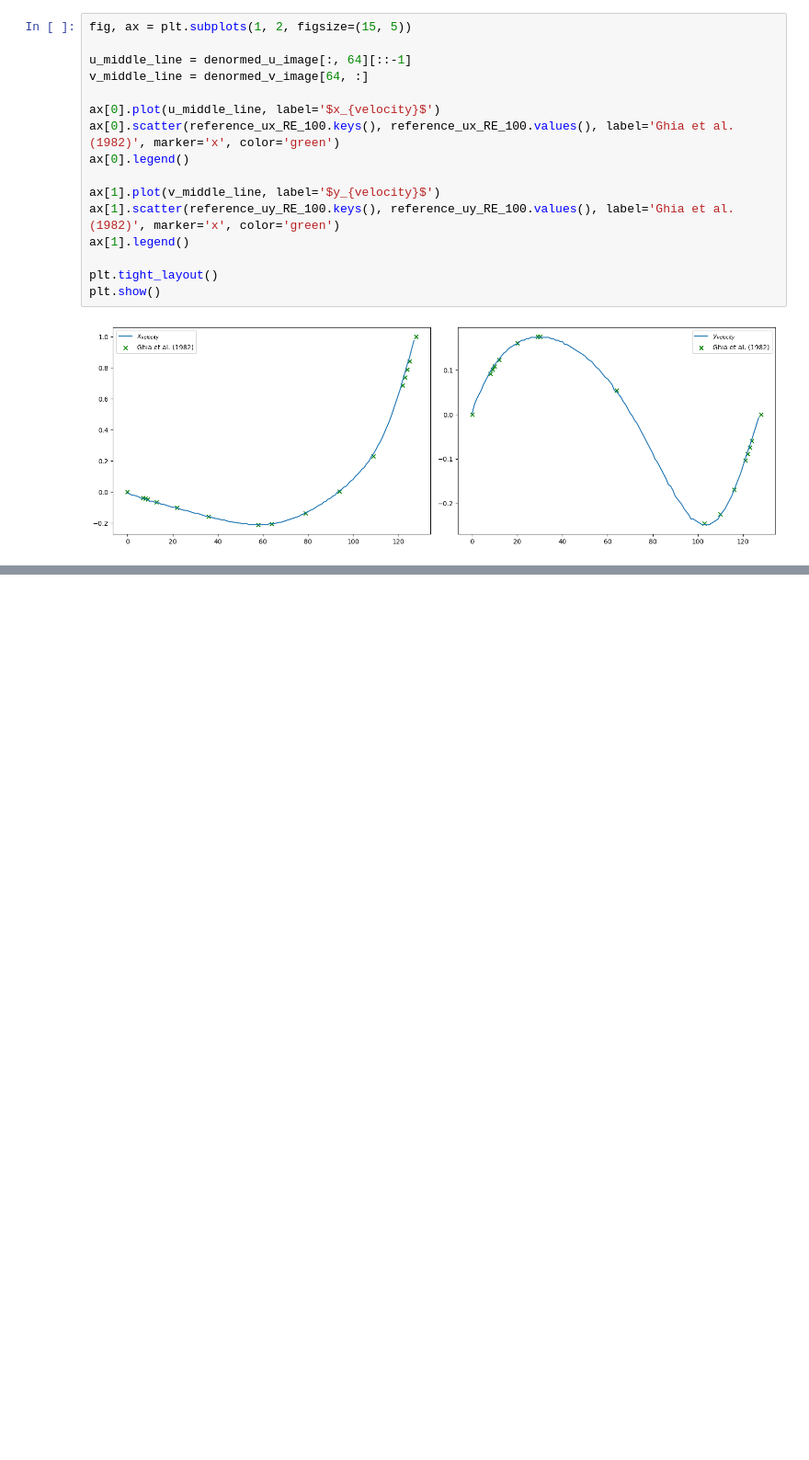
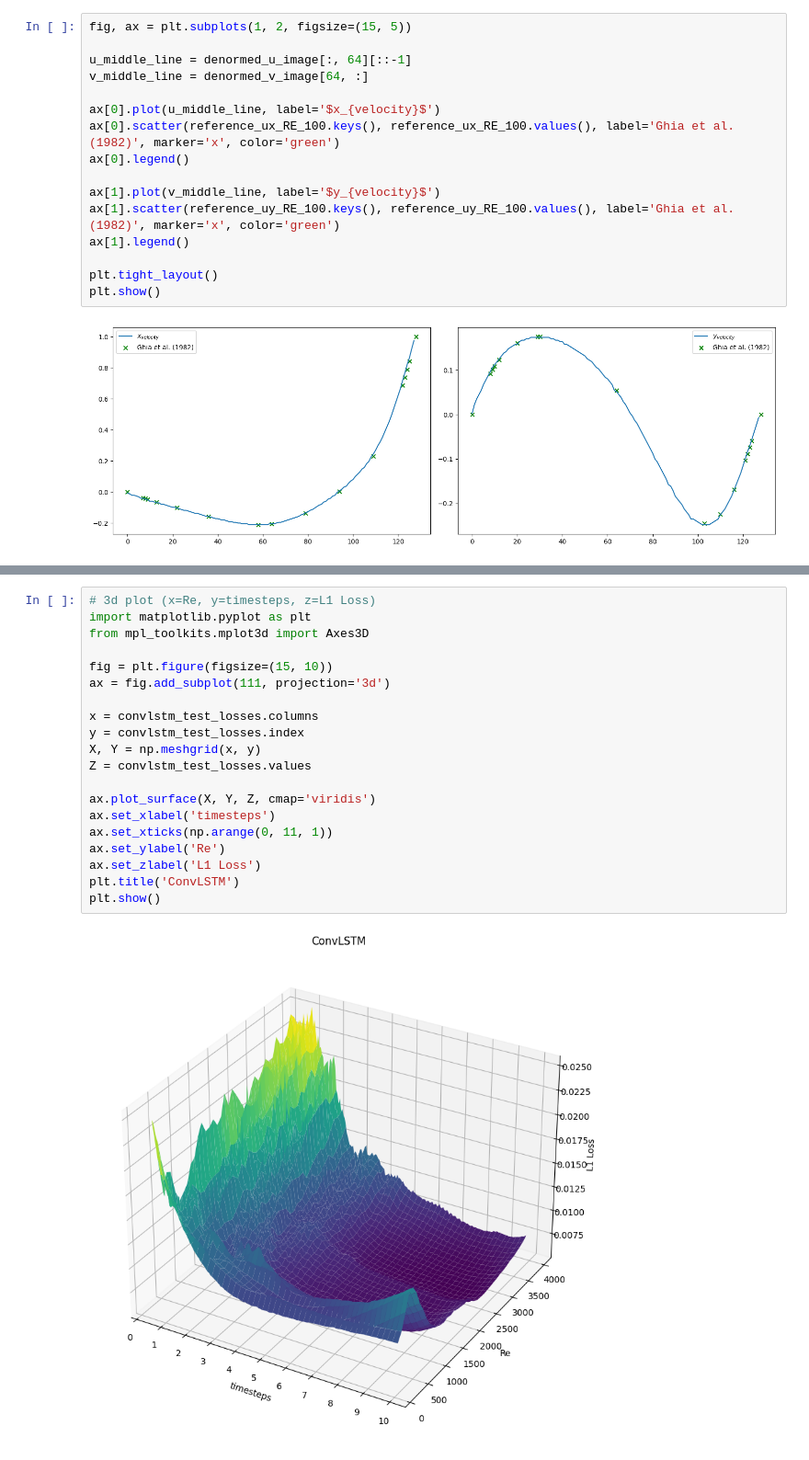
Before and after one commit to schneialexan/ba-thesis, a Jupyter notebook: data_gen_and_prep/v04_plots_for_paper.ipynb, the cells around one changed output, grey strips where cells are left out. Shown at 92% size. Drawn from its saved outputs; the diff is of its cells as text; blank space fills up the shorter version.

```diff
--- a/data_gen_and_prep/v04_plots_for_paper.ipynb
+++ b/data_gen_and_prep/v04_plots_for_paper.ipynb
@@ -245,0 +275,22 @@ plt.show()
+# %%
+# 3d plot (x=Re, y=timesteps, z=L1 Loss)
+import matplotlib.pyplot as plt
+from mpl_toolkits.mplot3d import Axes3D
+
+fig = plt.figure(figsize=(15, 10))
+ax = fig.add_subplot(111, projection='3d')
+
+x = convlstm_test_losses.columns
+y = convlstm_test_losses.index
+X, Y = np.meshgrid(x, y)
+Z = convlstm_test_losses.values
+
+ax.plot_surface(X, Y, Z, cmap='viridis')
+ax.set_xlabel('timesteps')
+ax.set_xticks(np.arange(0, 11, 1))
+ax.set_ylabel('Re')
+ax.set_zlabel('L1 Loss')
+plt.title('ConvLSTM')
+plt.show()
+# %% [output]
+[figure, added]
```
Also changed, not shown: parts of 10 cells of this notebook, 12 other files.
